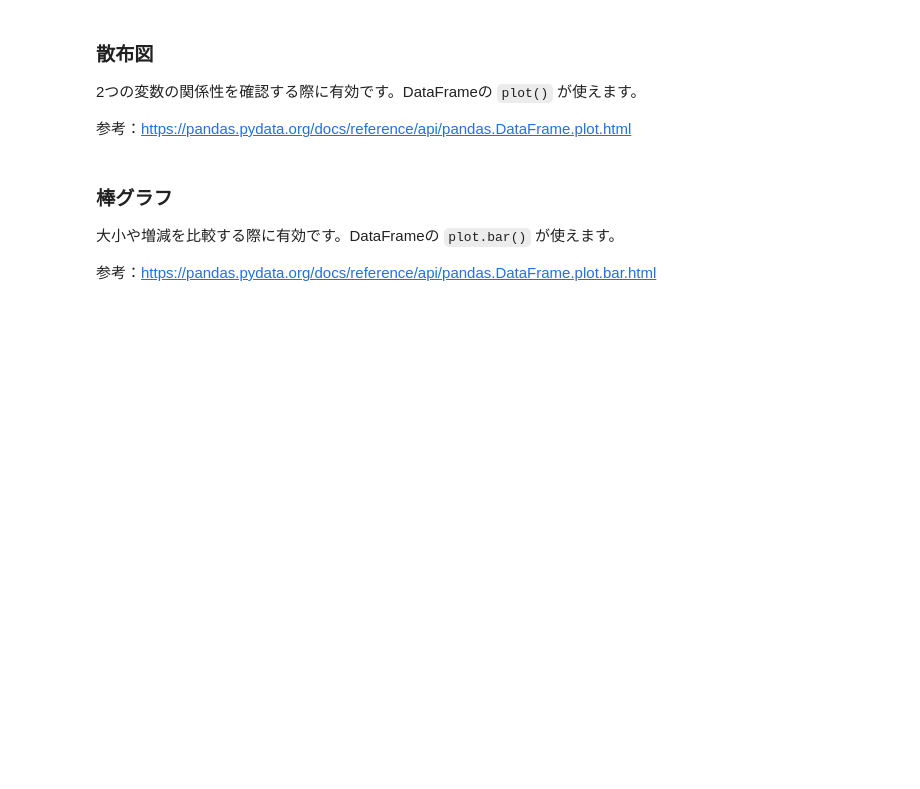
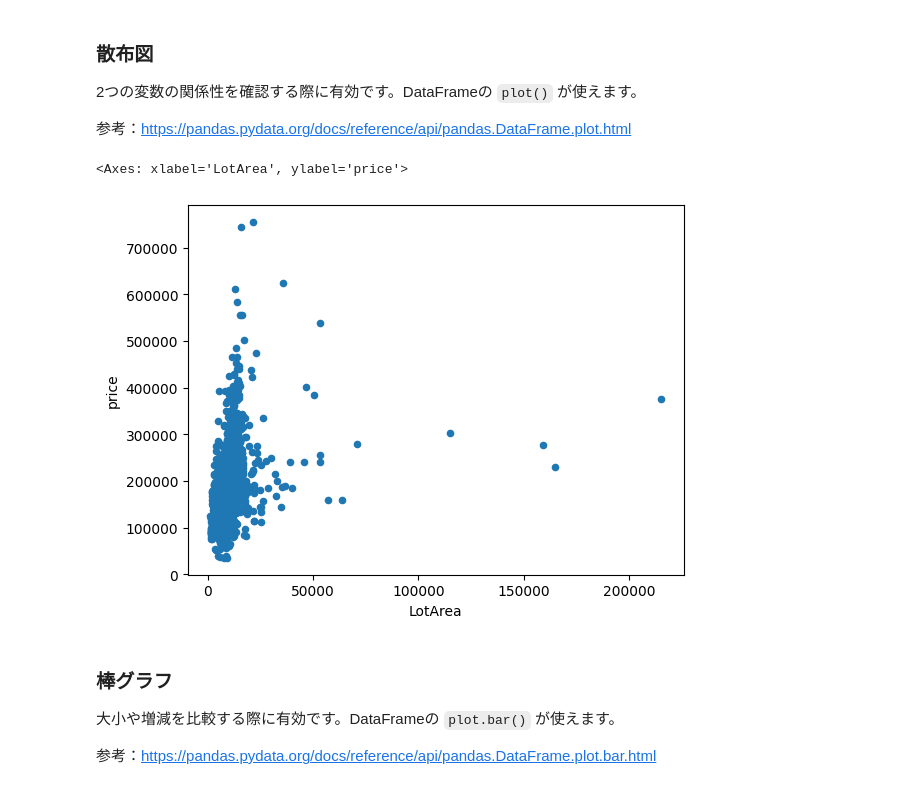
Before and after one commit to yuimaekawa/aidev, a Jupyter notebook: Lesson05_Data-Preprocessing/課題1：住宅価格のデータの前処理.ipynb, the cells around one changed output. Cells and saved outputs as stored; diff of their text form; code cells hidden in the pictures; blank space fills up the shorter version.

```diff
--- a/Lesson05_Data-Preprocessing/課題1：住宅価格のデータの前処理.ipynb
+++ b/Lesson05_Data-Preprocessing/課題1：住宅価格のデータの前処理.ipynb
@@ -109,6 +203,10 @@ DataFrameの `query()` を使いフィルタリングを行ないましょう。
 参考：https://pandas.pydata.org/docs/reference/api/pandas.DataFrame.plot.html
 # %%
 # datasetの'LotArea'と'price'を散布図で表示（DataFrameのplot()を利用する）
+dataset.plot(kind='scatter', x='LotArea', y='price')
+# %% [output]
+<Axes: xlabel='LotArea', ylabel='price'>
+[figure, added]
 # %% [markdown]
 ### 棒グラフ
 
```
Also changed, not shown: parts of 18 cells of this notebook.
